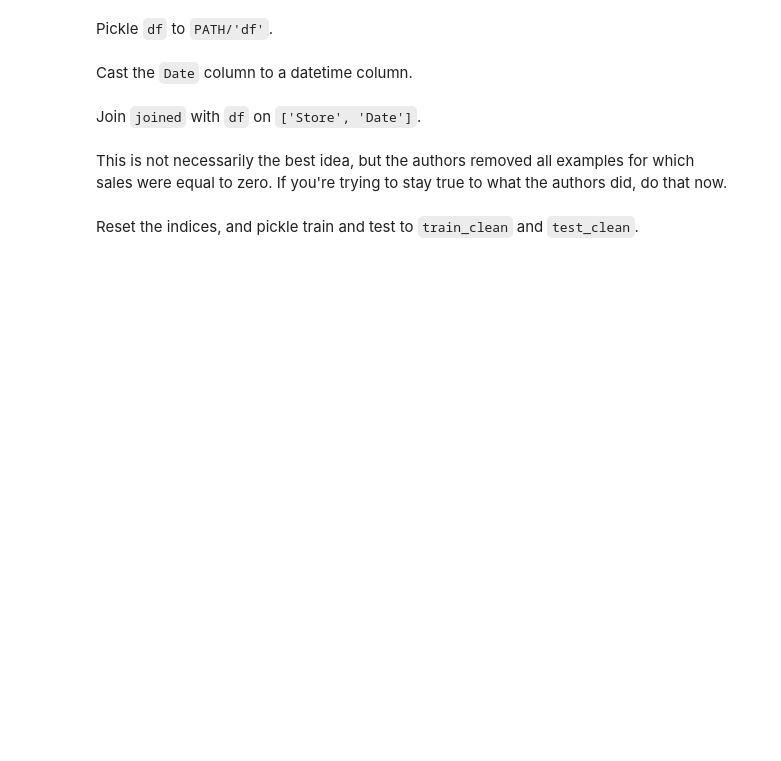
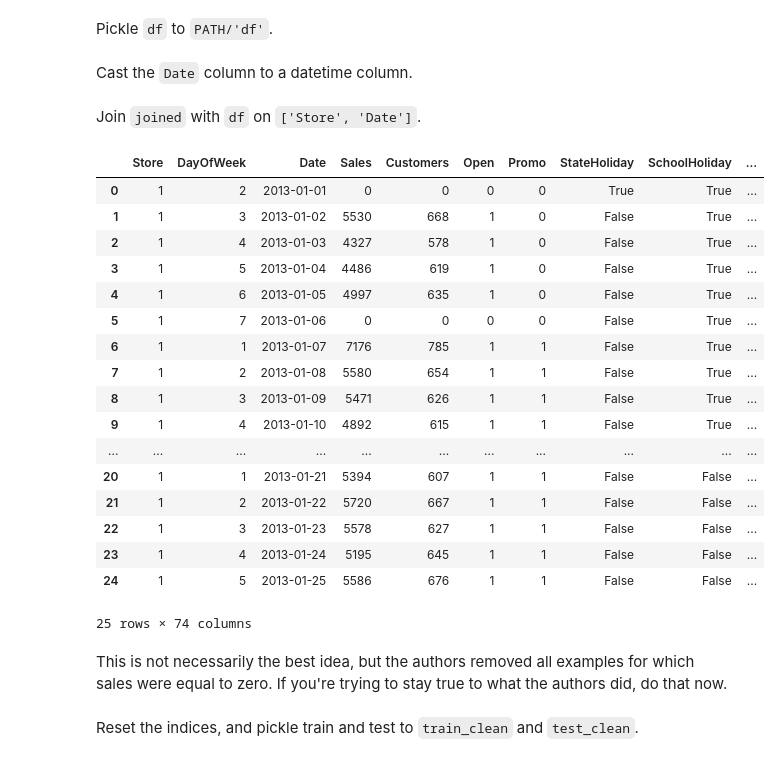
Before and after one commit to rforgione/course-v3, a Jupyter notebook: nbs/dl1/rossman_data_clean-attempt.ipynb, the cells around one changed output. Cells and saved outputs as stored; diff of their text form; code cells hidden in the pictures; blank space fills up the shorter version.

```diff
--- a/nbs/dl1/rossman_data_clean-attempt.ipynb
+++ b/nbs/dl1/rossman_data_clean-attempt.ipynb
@@ -798,2 +878,4 @@ Merge `df` with `bwd` and `fwd`.
+# %%
+df = join_df(df, fwd, ['Date', 'Store'], ['Date', 'Store'], '_fwd')
 # %% [markdown]
 Drop `columns` from df inplace -- we don't need them anymore, since we've captured their information in columns with types more suitable for machine learning.
@@ -800,2 +895,4 @@ Drop `columns` from df inplace -- we don't need them anymore, since we've captur
+# %%
+df.drop(columns, axis=1, inplace=True)
 # %% [markdown]
 Print out the head of `df`.
@@ -804,4 +912,8 @@ Pickle `df` to `PATH/'df'`.
 # %% [markdown]
 Cast the `Date` column to a datetime column.
+# %%
+df['Date'] = pd.to_datetime(df['Date'])
 # %% [markdown]
 Join `joined` with `df` on `['Store', 'Date']`.
+# %%
+train = join_df(joined, df, left_on=['Date', 'Store'])
@@ -808,2 +922,23 @@ Join `joined` with `df` on `['Store', 'Date']`.
+# %%
+train.head(25)
+# %% [output]
+|  | Store | DayOfWeek | Date | Sales | Customers | Open | Promo | StateHoliday | SchoolHoliday | ... |
+| 0 | 1 | 2 | 2013-01-01 | 0 | 0 | 0 | 0 | True | True | ... |
+| 1 | 1 | 3 | 2013-01-02 | 5530 | 668 | 1 | 0 | False | True | ... |
+| 2 | 1 | 4 | 2013-01-03 | 4327 | 578 | 1 | 0 | False | True | ... |
+| 3 | 1 | 5 | 2013-01-04 | 4486 | 619 | 1 | 0 | False | True | ... |
+| 4 | 1 | 6 | 2013-01-05 | 4997 | 635 | 1 | 0 | False | True | ... |
+| 5 | 1 | 7 | 2013-01-06 | 0 | 0 | 0 | 0 | False | True | ... |
+| 6 | 1 | 1 | 2013-01-07 | 7176 | 785 | 1 | 1 | False | True | ... |
+| 7 | 1 | 2 | 2013-01-08 | 5580 | 654 | 1 | 1 | False | True | ... |
+| 8 | 1 | 3 | 2013-01-09 | 5471 | 626 | 1 | 1 | False | True | ... |
+| 9 | 1 | 4 | 2013-01-10 | 4892 | 615 | 1 | 1 | False | True | ... |
+| ... | ... | ... | ... | ... | ... | ... | ... | ... | ... | ... |
+| 20 | 1 | 1 | 2013-01-21 | 5394 | 607 | 1 | 1 | False | False | ... |
+| 21 | 1 | 2 | 2013-01-22 | 5720 | 667 | 1 | 1 | False | False | ... |
+| 22 | 1 | 3 | 2013-01-23 | 5578 | 627 | 1 | 1 | False | False | ... |
+| 23 | 1 | 4 | 2013-01-24 | 5195 | 645 | 1 | 1 | False | False | ... |
+| 24 | 1 | 5 | 2013-01-25 | 5586 | 676 | 1 | 1 | False | False | ... |
+25 rows × 74 columns
 # %% [markdown]
 This is not necessarily the best idea, but the authors removed all examples for which sales were equal to zero. If you're trying to stay true to what the authors did, do that now.
```
Also changed, not shown: parts of 25 cells of this notebook, 2 other files.
